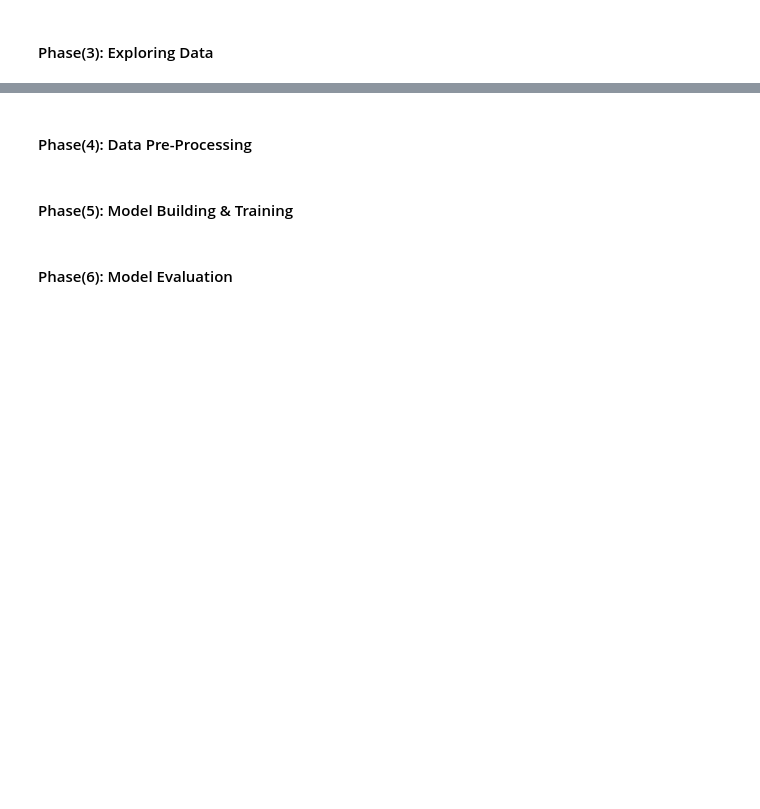
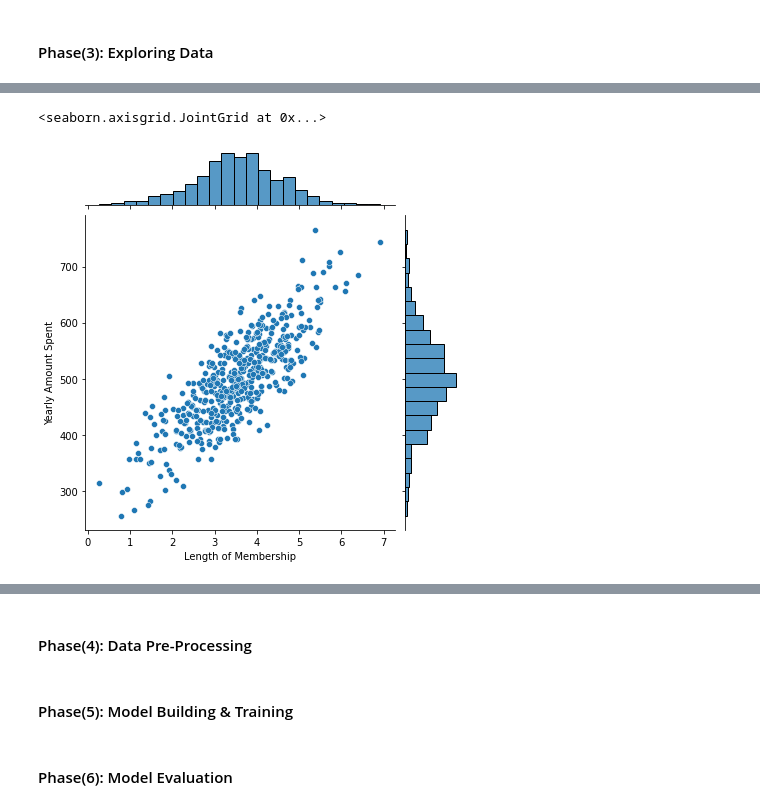
Before and after one commit to ahmedelg/customers_case_study, a Jupyter notebook: eCommerce.ipynb, the cells around one changed output, grey strips where cells are left out. Drawn from its saved outputs; the diff is of its cells as text; code cells hidden in the pictures; blank space fills up the shorter version.

```diff
--- a/eCommerce.ipynb
+++ b/eCommerce.ipynb
@@ -99,0 +136,6 @@ eCmrc_csmr.head().round()
+# %%
+# Correlation between Length of Membership & Yearly Amount Spent
+sns.jointplot(data=eCmrc_csmr, x='Length of Membership', y='Yearly Amount Spent')
+# %% [output]
+<seaborn.axisgrid.JointGrid at 0x...>
+[figure, added]
```
Also changed, not shown: parts of 11 cells of this notebook.
